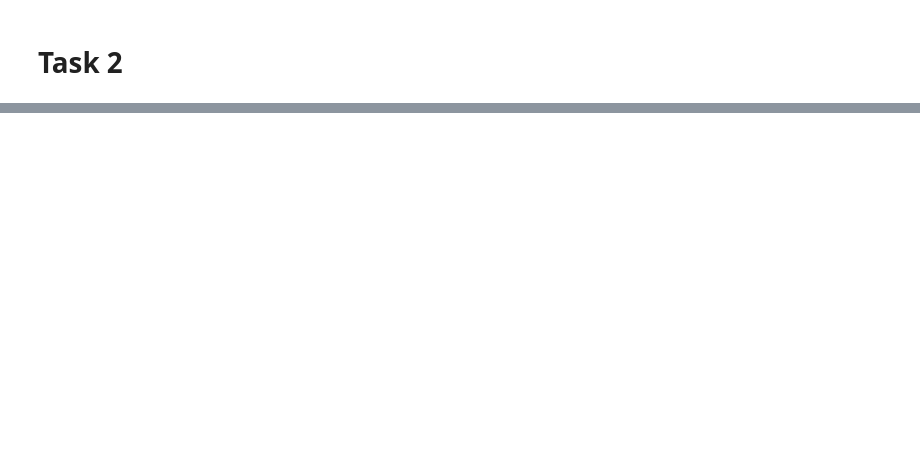
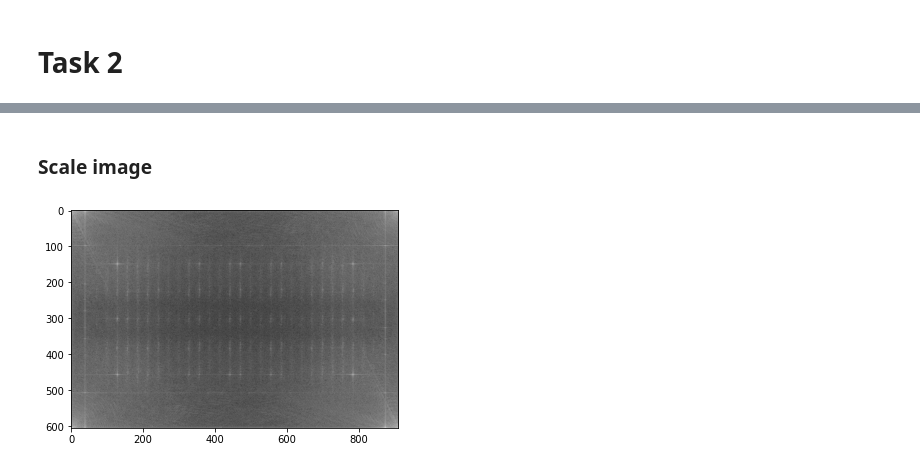
Before and after one commit to faisaladisoe/image-processing-lab, a Jupyter notebook: Lab 2/source code/Lab2_1906293184_MuhammadFaisalAdiSoesatyo.ipynb, the cells around one changed output, grey strips where cells are left out. Saved outputs shown, nothing was run; the diff lists cells and outputs as text; code cells hidden in the pictures; blank space fills up the shorter version.

```diff
--- a/Lab 2/source code/Lab2_1906293184_MuhammadFaisalAdiSoesatyo.ipynb
+++ b/Lab 2/source code/Lab2_1906293184_MuhammadFaisalAdiSoesatyo.ipynb
@@ -213,0 +262,8 @@ TODO
+# %% [markdown]
+### Scale image
+# %%
+ft_scale_nb = np.log(1 + ft_norm_nb)
+plt.imshow(ft_scale_nb, cmap = 'gray');
+plt.show()
+# %% [output]
+[figure, added]
```
Also changed, not shown: parts of 34 cells of this notebook.
